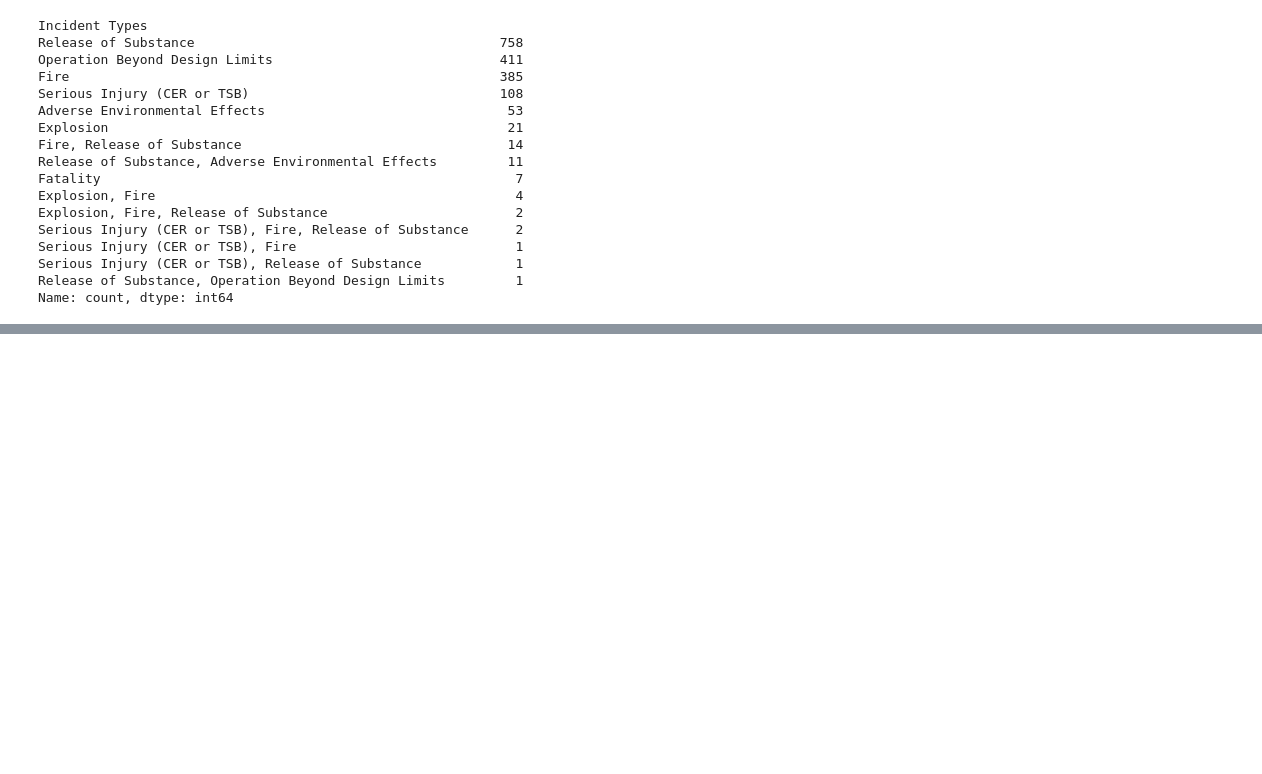
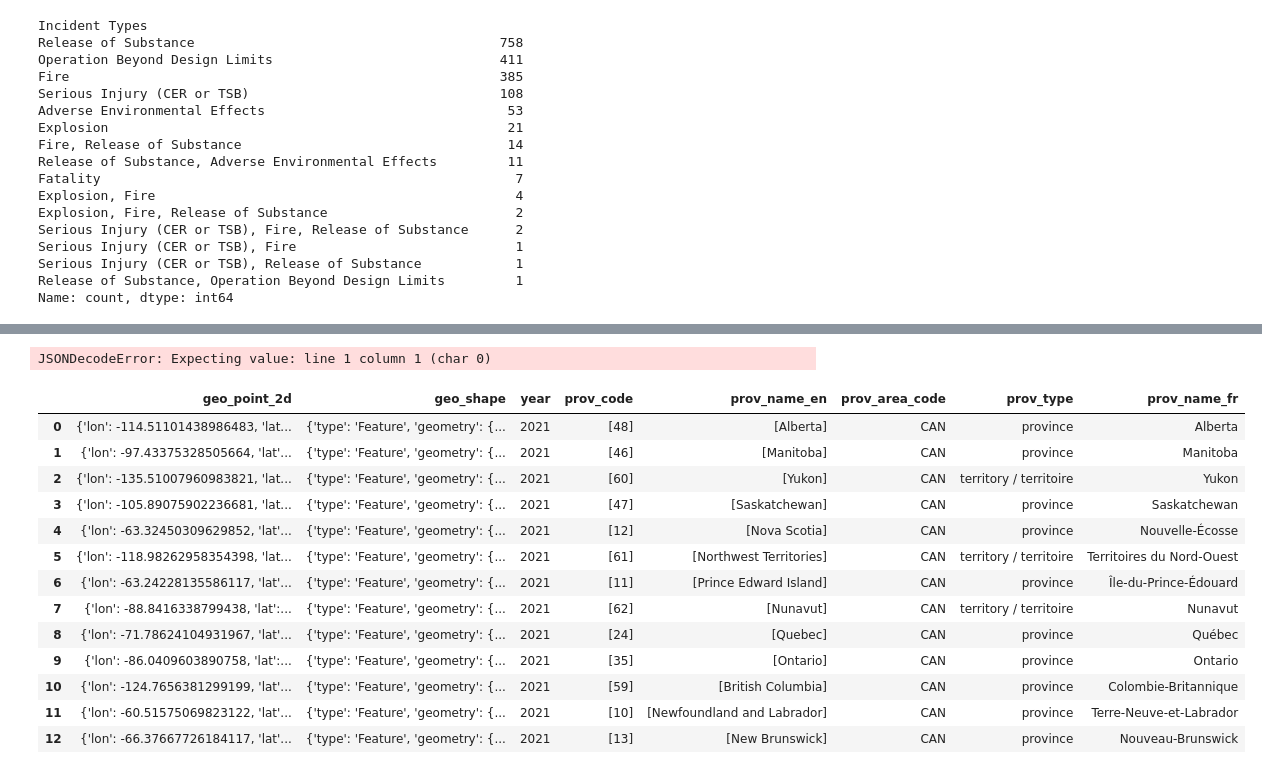
Before and after one commit to omsouravsharma/ClimateChange, a Jupyter notebook: python/Pipeline Incident .ipynb, the cells around one changed output, grey strips where cells are left out. Saved outputs shown, nothing was run; the diff lists cells and outputs as text; code cells hidden in the pictures; blank space fills up the shorter version.

```diff
--- a/python/Pipeline Incident .ipynb
+++ b/python/Pipeline Incident .ipynb
@@ -47,0 +147,40 @@ data['Incident Number'].value_counts().plot()
+# %%
+state_geo = json.loads("../data/georef-canada-province@public.json")
+# state_data = provinces
+
+# m = folium.Map(location=[48, -102], zoom_start=3)
+
+# folium.Choropleth(
+#     geo_data=state_geo,
+#     name="choropleth",
+#     data=state_data,
+#     columns=["Province", "incident_counts"],
+#     key_on="prov_name_en",
+#     fill_color="YlGn",
+#     fill_opacity=0.7,
+#     line_opacity=0.2,
+#     legend_name="Unemployment Rate (%)",
+# ).add_to(m)
+
+# folium.LayerControl().add_to(m)
+
+# m
+# %% [output]
+JSONDecodeError: Expecting value: line 1 column 1 (char 0)
+# %%
+state_geo
+# %% [output]
+|  | geo_point_2d | geo_shape | year | prov_code | prov_name_en | prov_area_code | prov_type | prov_name_fr |
+| 0 | {'lon': -114.51101438986483, 'lat... | {'type': 'Feature', 'geometry': {... | 2021 | [48] | [Alberta] | CAN | province | Alberta |
+| 1 | {'lon': -97.43375328505664, 'lat'... | {'type': 'Feature', 'geometry': {... | 2021 | [46] | [Manitoba] | CAN | province | Manitoba |
+| 2 | {'lon': -135.51007960983821, 'lat... | {'type': 'Feature', 'geometry': {... | 2021 | [60] | [Yukon] | CAN | territory / territoire | Yukon |
+| 3 | {'lon': -105.89075902236681, 'lat... | {'type': 'Feature', 'geometry': {... | 2021 | [47] | [Saskatchewan] | CAN | province | Saskatchewan |
+| 4 | {'lon': -63.32450309629852, 'lat'... | {'type': 'Feature', 'geometry': {... | 2021 | [12] | [Nova Scotia] | CAN | province | Nouvelle-Écosse |
+| 5 | {'lon': -118.98262958354398, 'lat... | {'type': 'Feature', 'geometry': {... | 2021 | [61] | [Northwest Territories] | CAN | territory / territoire | Territoires du Nord-Ouest |
+| 6 | {'lon': -63.24228135586117, 'lat'... | {'type': 'Feature', 'geometry': {... | 2021 | [11] | [Prince Edward Island] | CAN | province | Île-du-Prince-Édouard |
+| 7 | {'lon': -88.8416338799438, 'lat':... | {'type': 'Feature', 'geometry': {... | 2021 | [62] | [Nunavut] | CAN | territory / territoire | Nunavut |
+| 8 | {'lon': -71.78624104931967, 'lat'... | {'type': 'Feature', 'geometry': {... | 2021 | [24] | [Quebec] | CAN | province | Québec |
+| 9 | {'lon': -86.0409603890758, 'lat':... | {'type': 'Feature', 'geometry': {... | 2021 | [35] | [Ontario] | CAN | province | Ontario |
+| 10 | {'lon': -124.7656381299199, 'lat'... | {'type': 'Feature', 'geometry': {... | 2021 | [59] | [British Columbia] | CAN | province | Colombie-Britannique |
+| 11 | {'lon': -60.51575069823122, 'lat'... | {'type': 'Feature', 'geometry': {... | 2021 | [10] | [Newfoundland and Labrador] | CAN | province | Terre-Neuve-et-Labrador |
+| 12 | {'lon': -66.37667726184117, 'lat'... | {'type': 'Feature', 'geometry': {... | 2021 | [13] | [New Brunswick] | CAN | province | Nouveau-Brunswick |
```
Also changed, not shown: parts of 10 cells of this notebook, 3 other files.
